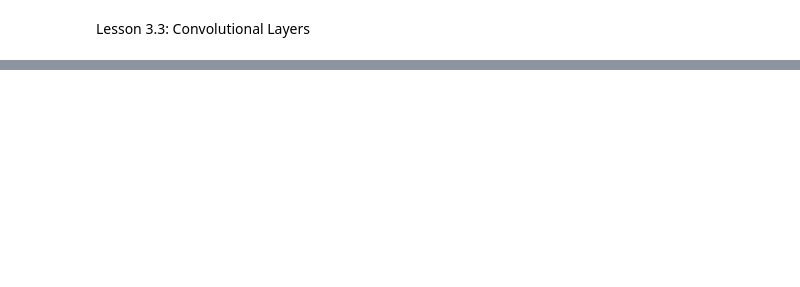
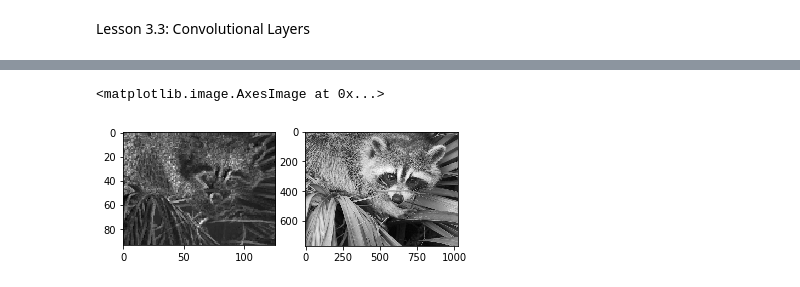
Before and after one commit to AlexBlck/KerasTutorial, a Jupyter notebook: Keras.ipynb, the cells around one changed output, grey strips where cells are left out. Saved outputs shown, nothing was run; the diff lists cells and outputs as text; code cells hidden in the pictures; blank space fills up the shorter version.

```diff
--- a/Keras.ipynb
+++ b/Keras.ipynb
@@ -72,0 +60,22 @@ plt.imshow(img, cmap='gray')
+# %%
+nb_output_chan = 1
+nb_rows = 11
+nb_cols = 11
+pool_row = 8  #Usually ~2, exaggerated for educational purposes
+pool_col = 8
+
+model = Sequential()
+model.add(Convolution2D(nb_output_chan, (nb_rows, nb_cols), padding='valid', input_shape=I.shape[1:]))
+model.add(MaxPooling2D(pool_size=(pool_row, pool_col)))
+
+model.compile(loss='mse', optimizer='sgd')
+# %%
+out = model.predict(I)
+
+plt.subplot(121)
+plt.imshow(out[0, 0], cmap='gray')
+plt.subplot(122)
+plt.imshow(img, cmap='gray')
+# %% [output]
+<matplotlib.image.AxesImage at 0x...>
+[figure, added]
```
Also changed, not shown: parts of 5 cells of this notebook, 1 other file.
